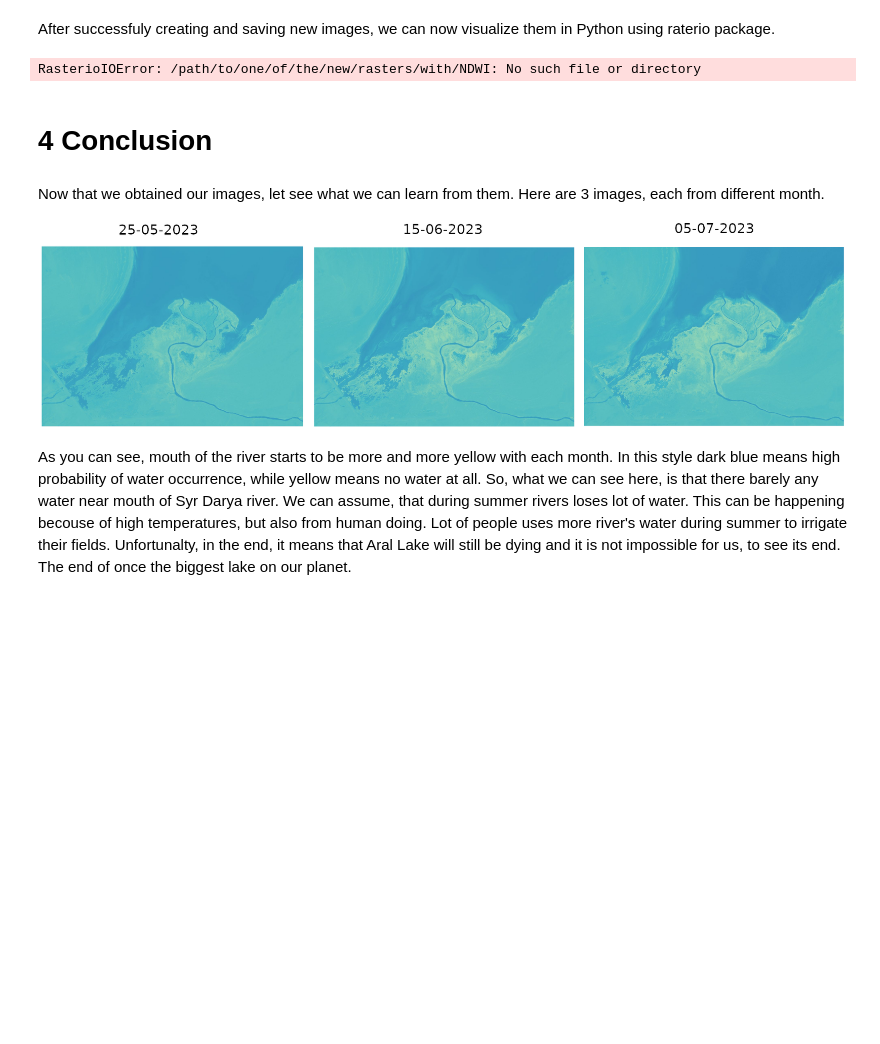
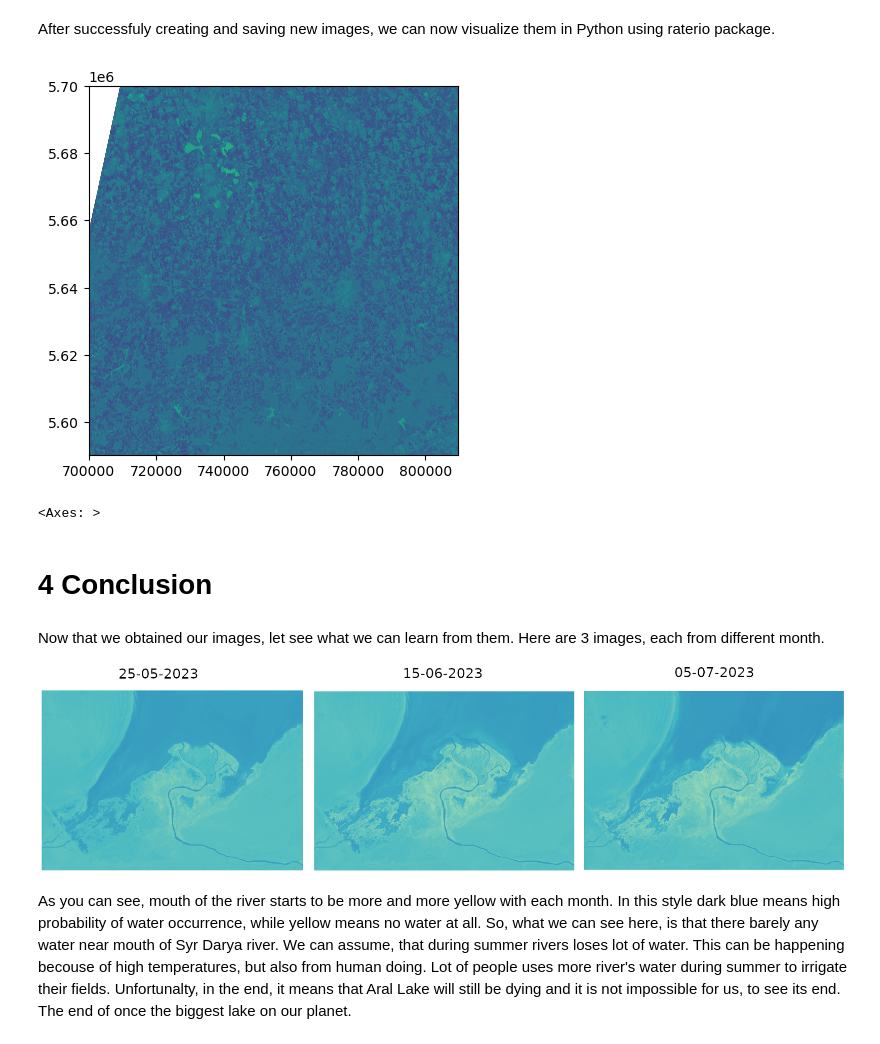
Before and after one commit to karimhamdi/copernicus_hackathon_2025, a Jupyter notebook: analysis/sentinel2_aral_lake.ipynb, the cells around one changed output. Drawn from its saved outputs; the diff is of its cells as text; code cells hidden in the pictures; blank space fills up the shorter version.

```diff
--- a/analysis/sentinel2_aral_lake.ipynb
+++ b/analysis/sentinel2_aral_lake.ipynb
@@ -245,11 +311,18 @@ AttributeError: 'NoneType' object has no attribute 'GetGeoTransform'
 # %% [markdown]
 After successfuly creating and saving new images, we can now visualize them in Python using raterio package.
-# %%
-img = rasterio.open('/path/to/one/of/the/new/rasters/with/NDWI')
-from rasterio.plot import show
-show(img)
-# %% [output]
-RasterioIOError: /path/to/one/of/the/new/rasters/with/NDWI: No such file or directory
+# %%
+file = "S2A_MSIL1C_20230503T101021_N0509_R022_T32UQB_20230503T153035.SAFE.tif"
+output_path = "/home/eouser/copernicus_hackathon_2025/output/"
+
+os.listdir(output_path)
+
+path = os.path.join(output_path, file)
+img = rasterio.open(path)
+from rasterio.plot import show
+show(img)
+# %% [output]
+[figure, added]
+<Axes: >
 # %% [markdown]
 # 4 Conclusion
 # %% [markdown]
```
Also changed, not shown: parts of 10 cells of this notebook.
